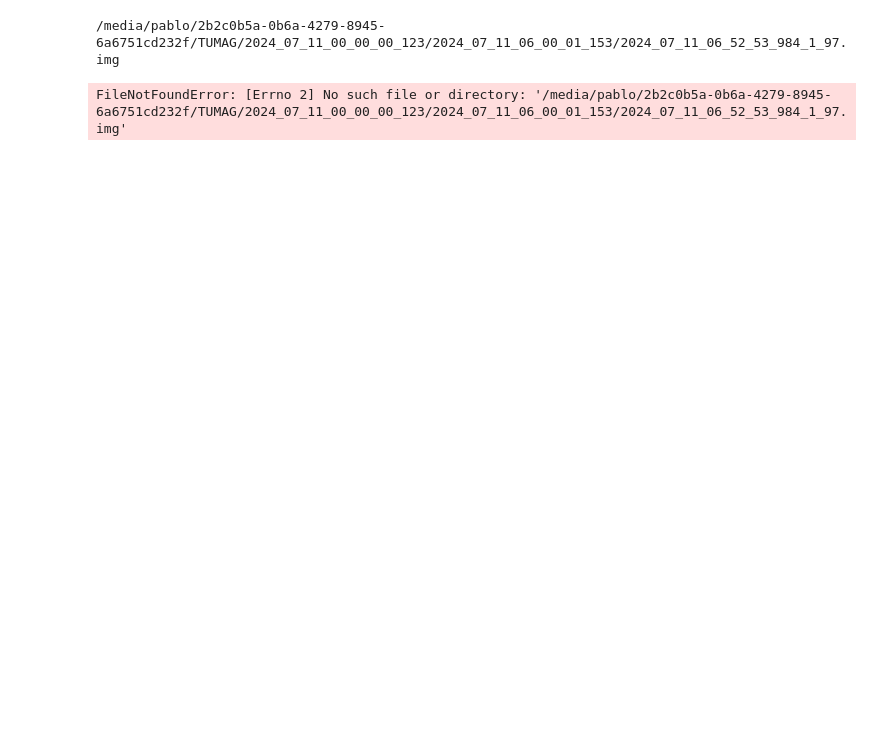
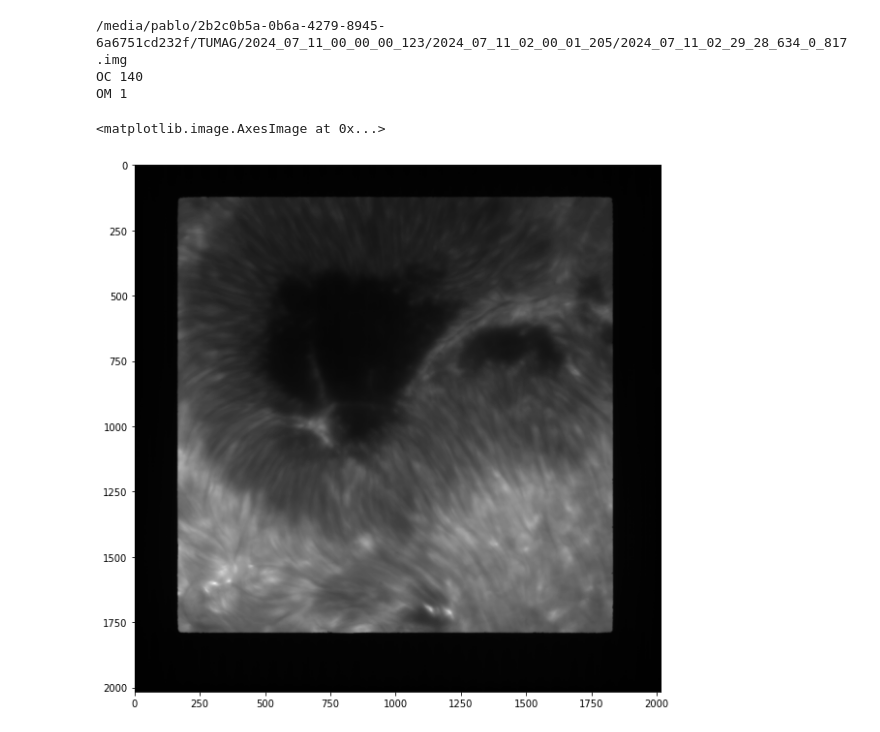
Before and after one commit to PabloSGN/TuMags_Reduction_Pipeline, a Jupyter notebook: Analysis/helper_organizer.ipynb, the cells around one changed output. Saved outputs shown, nothing was run; the diff lists cells and outputs as text; code cells hidden in the pictures; blank space fills up the shorter version.

```diff
--- a/Analysis/helper_organizer.ipynb
+++ b/Analysis/helper_organizer.ipynb
@@ -5,14 +5,17 @@ import matplotlib.pyplot as plt
 sys.path.append("/home/pablo/Desktop/TuMag/TuMags_Reduction_Pipeline")
 import image_handler as ih
 # %%
-I, H = ih.read_ID("D11", 19030)
+I, H = ih.read_ID("D11", 4000)
 
 print("OC", H["ObservationCounter"])
 
 print("OM", H["ObservationMode"])
 
 plt.figure(figsize = (10, 10))
 plt.imshow(I, cmap = "gray")
 # %% [output]
-/media/pablo/2b2c0b5a-0b6a-4279-8945-6a6751cd232f/TUMAG/2024_07_11_00_00_00_123/2024_07_11_06_00_01_153/2024_07_11_06_52_53_984_1_97.img
+/media/pablo/2b2c0b5a-0b6a-4279-8945-6a6751cd232f/TUMAG/2024_07_11_00_00_00_123/2024_07_11_02_00_01_205/2024_07_11_02_29_28_634_0_817.img
+OC 140
+OM 1
-FileNotFoundError: [Errno 2] No such file or directory: '/media/pablo/2b2c0b5a-0b6a-4279-8945-6a6751cd232f/TUMAG/2024_07_11_00_00_00_123/2024_07_11_06_00_01_153/2024_07_11_06_52_53_984_1_97.img'
+<matplotlib.image.AxesImage at 0x...>
+[figure, added]
```
Also changed, not shown: 5 other files.
